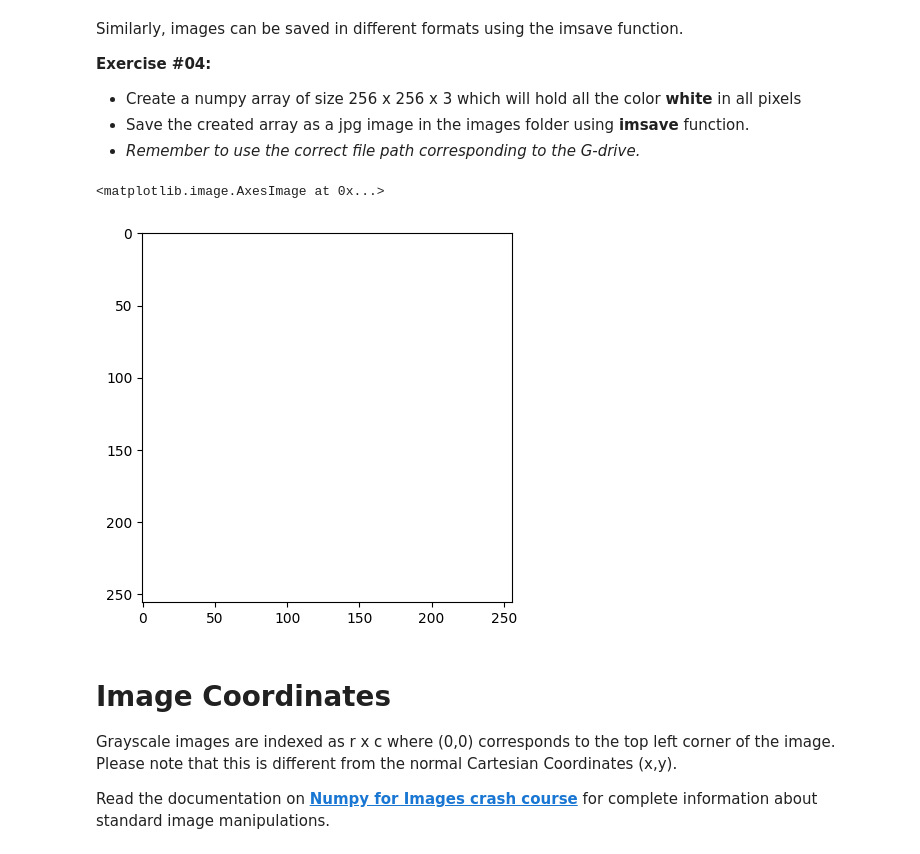
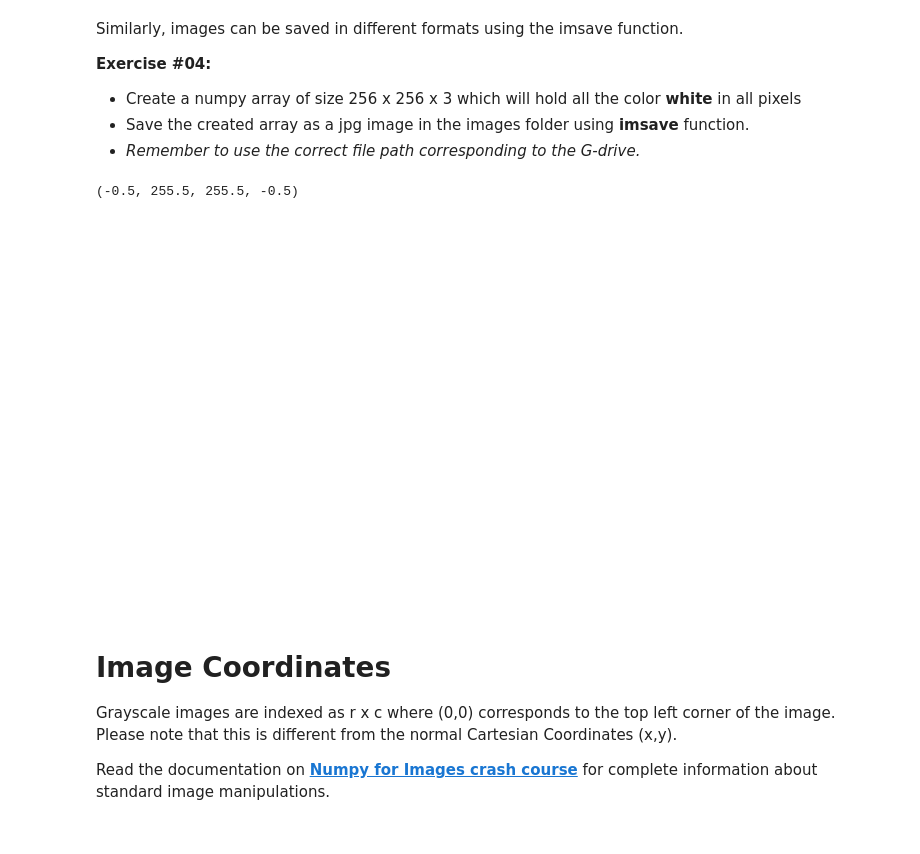
Before and after one commit to MarioROT/CV-MAI, a Jupyter notebook: Session 1/introduction_to_skimage.ipynb, the cells around one changed output. Cells and saved outputs as stored; diff of their text form; code cells hidden in the pictures.

```diff
--- a/Session 1/introduction_to_skimage.ipynb
+++ b/Session 1/introduction_to_skimage.ipynb
@@ -131,12 +143,13 @@ Similarly, images can be saved in different formats using the imsave function.
 # %%
 # solution
 import numpy as np
 white_img = np.ones((256,256,3),dtype=np.uint8)
-io.imsave('images/white_image.png', white_img*255)
+io.imsave('images/white_image', white_img*255,format='jpg')
 plt.imshow(white_img*255)
+plt.axis('off')
 # %% [output]
-<matplotlib.image.AxesImage at 0x...>
+(-0.5, 255.5, 255.5, -0.5)
-[figure, old version]
+[figure, new version]
 # %% [markdown]
 # Image Coordinates
 Grayscale images are indexed as r x c where (0,0) corresponds to the top left corner of the image. Please note that this is different from the normal Cartesian Coordinates (x,y).
```
Also changed, not shown: parts of 5 cells of this notebook.
